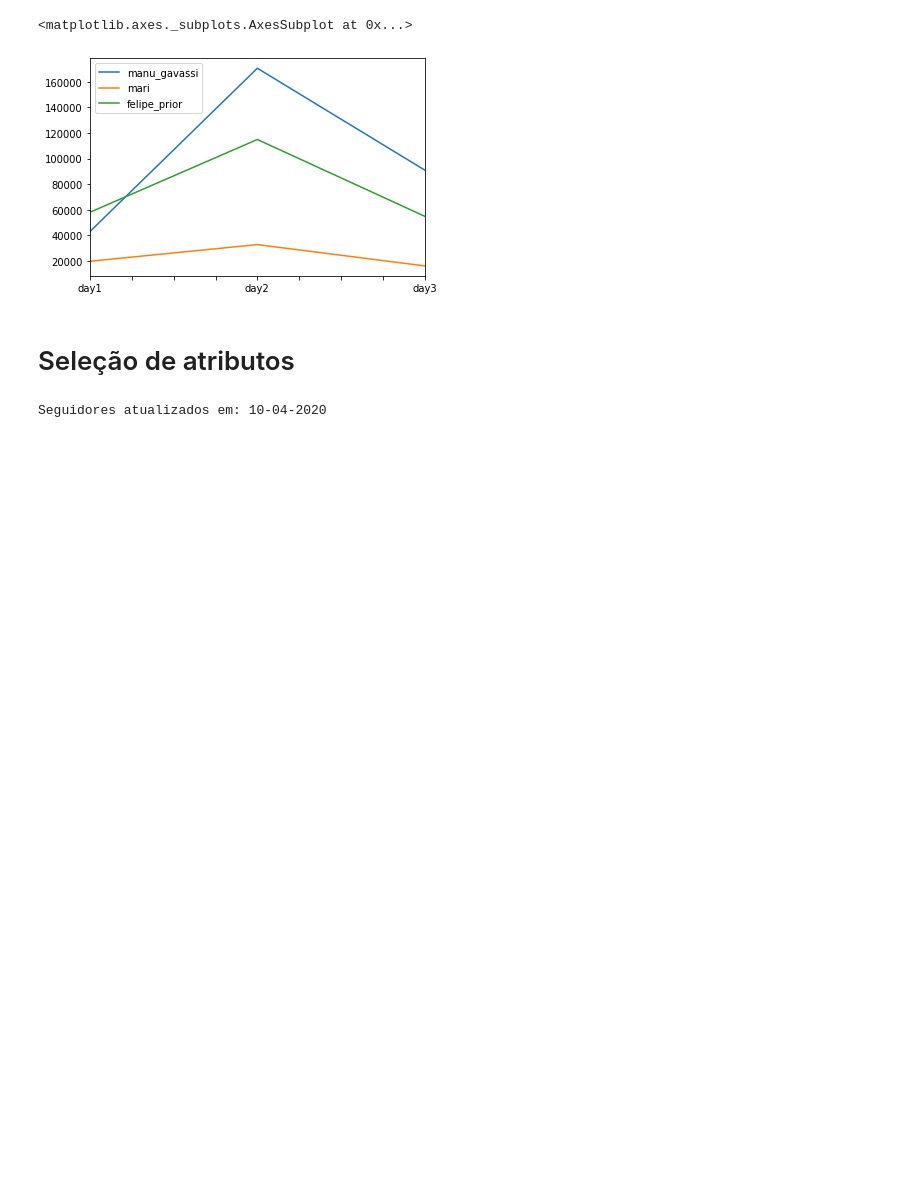
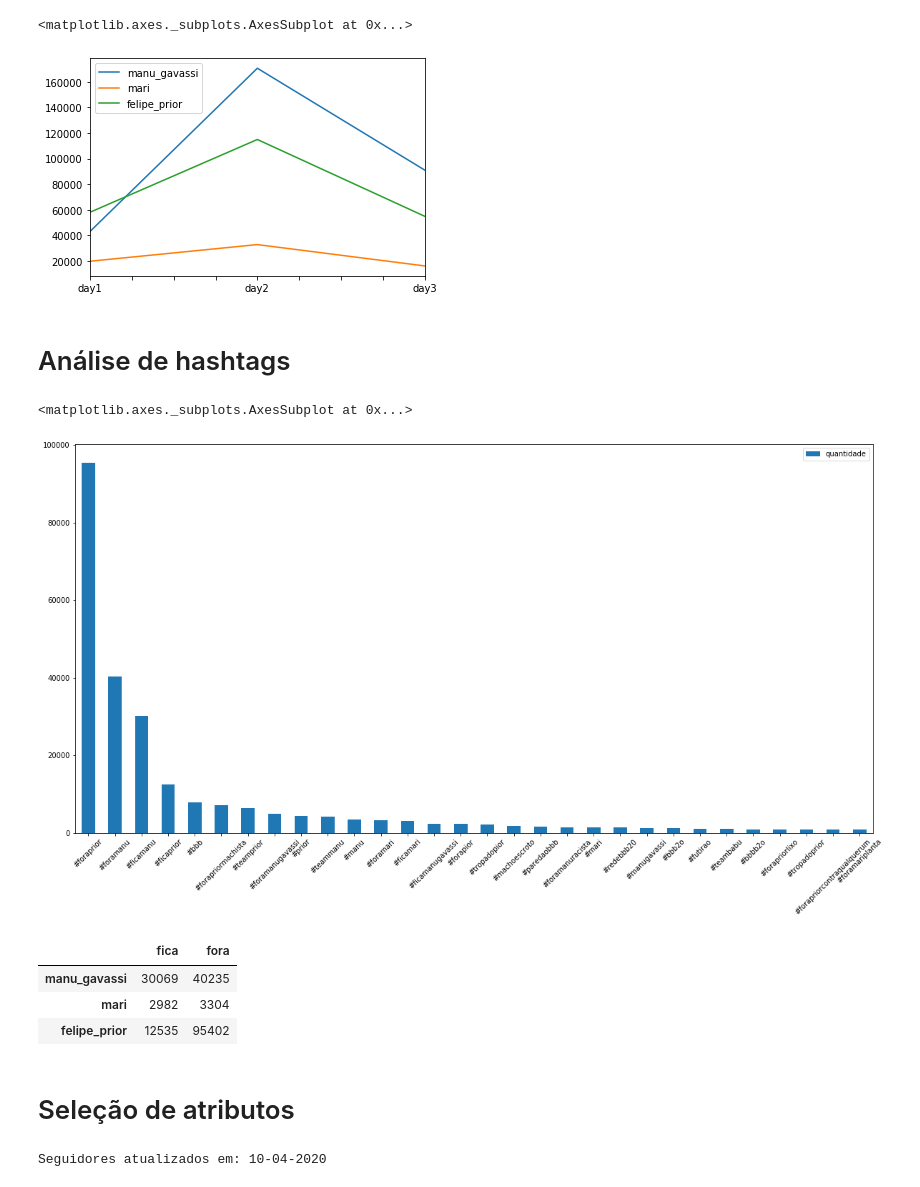
Before and after one commit to kenzosakiyama/BBBert20, a Jupyter notebook: analysis/paredao10.ipynb, the cells around one changed output. Drawn from its saved outputs; the diff is of its cells as text; code cells hidden in the pictures; blank space fills up the shorter version.

```diff
--- a/analysis/paredao10.ipynb
+++ b/analysis/paredao10.ipynb
@@ -8,6 +8,7 @@ CAND1_PATH = "data/paredao10/manu.csv"
 CAND2_PATH = "data/paredao10/mari.csv"
 CAND3_PATH = "data/paredao10/prior.csv"
 DATE = 3
+IGNORE_HASHTAGS = ["#bbb20", "#redebbb", "#bbb2020"]
 # %%
 candidate1_df = pd.read_csv(CAND1_PATH)
 candidate2_df = pd.read_csv(CAND2_PATH)
@@ -155,3 +156,15 @@ tweets_by_day_df.transpose().plot()
 # %% [output]
 <matplotlib.axes._subplots.AxesSubplot at 0x...>
 [figure]
+# %% [markdown]
+# Análise de hashtags
+# %%
+import matplotlib.pyplot as plt
+plt.rcParams["figure.figsize"] = (20,10)
+
+unique_df = get_unique_hashtags(list(candidates.values()))
+unique_df.drop(index=IGNORE_HASHTAGS, inplace=True)
+unique_df.sort_values(by="quantidade", ascending=False).head(30).plot.bar(rot=45)
+# %% [output]
+<matplotlib.axes._subplots.AxesSubplot at 0x...>
+[figure, added]
@@ -158,3 +174,10 @@ tweets_by_day_df.transpose().plot()
+# %%
+fica_fora_df
+# %% [output]
+|  | fica | fora |
+| manu_gavassi | 30069 | 40235 |
+| mari | 2982 | 3304 |
+| felipe_prior | 12535 | 95402 |
 # %% [markdown]
 # Seleção de atributos
 # %%
```
Also changed, not shown: parts of 6 cells of this notebook, 10 other files.
